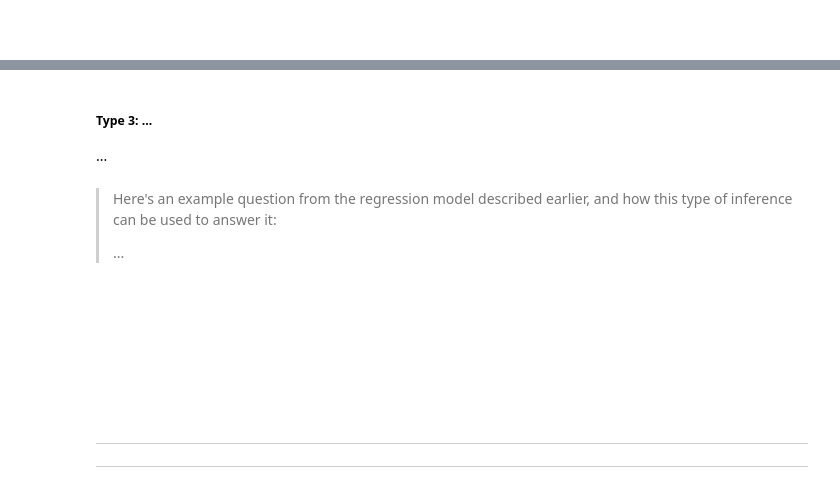
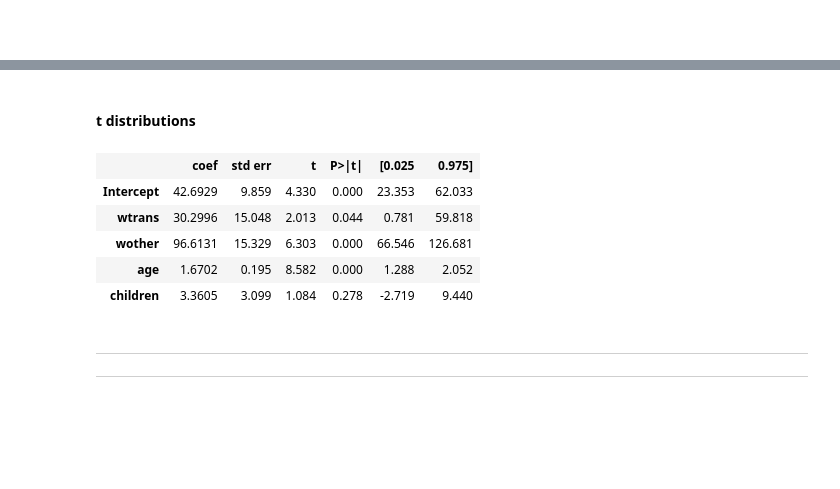
Before and after one commit to raoguchi/sp24, a Jupyter notebook: notebooks/week-7-summary.ipynb, the cells around one changed output, grey strips where cells are left out. Saved outputs shown, nothing was run; the diff lists cells and outputs as text; code cells hidden in the pictures; blank space fills up the shorter version.

```diff
--- a/notebooks/week-7-summary.ipynb
+++ b/notebooks/week-7-summary.ipynb
@@ -287,17 +426,15 @@ There are qualitatively, three different types of inference that can be made fro
-# %% [markdown]
-##### Type 3: ...
-
-...
-# %% [markdown]
-> Here's an example question from the regression model described earlier, and how this type of inference can be used to answer it:
->
-> ...
-# %% [markdown]
-<br></br>
-# %% [markdown]
-<br></br>
-<br></br>
-<br></br>
+# %% [markdown]
+#### t distributions
+# %%
+model = smf.ols(formula = f"{response} ~ {' + '.join(covariates[4:])}", data=df).fit()
+model.summary().tables[1]
+# %% [output]
+|  | coef | std err | t | P>|t| | [0.025 | 0.975] |
+| Intercept | 42.6929 | 9.859 | 4.330 | 0.000 | 23.353 | 62.033 |
+| wtrans | 30.2996 | 15.048 | 2.013 | 0.044 | 0.781 | 59.818 |
+| wother | 96.6131 | 15.329 | 6.303 | 0.000 | 66.546 | 126.681 |
+| age | 1.6702 | 0.195 | 8.582 | 0.000 | 1.288 | 2.052 |
+| children | 3.3605 | 3.099 | 1.084 | 0.278 | -2.719 | 9.440 |
 # %% [markdown]
 ---
 ---
```
Also changed, not shown: parts of 38 cells of this notebook.
